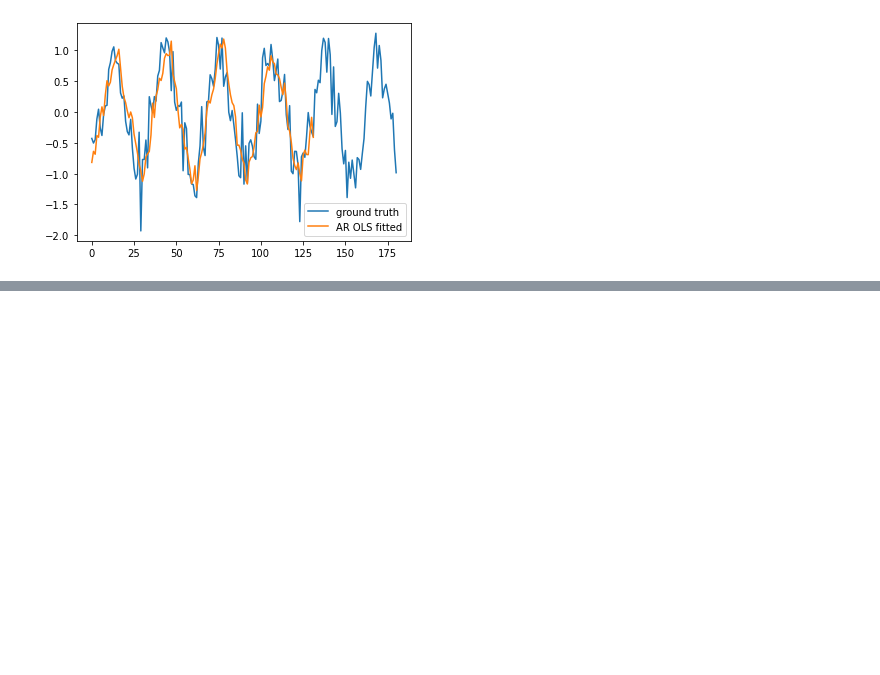
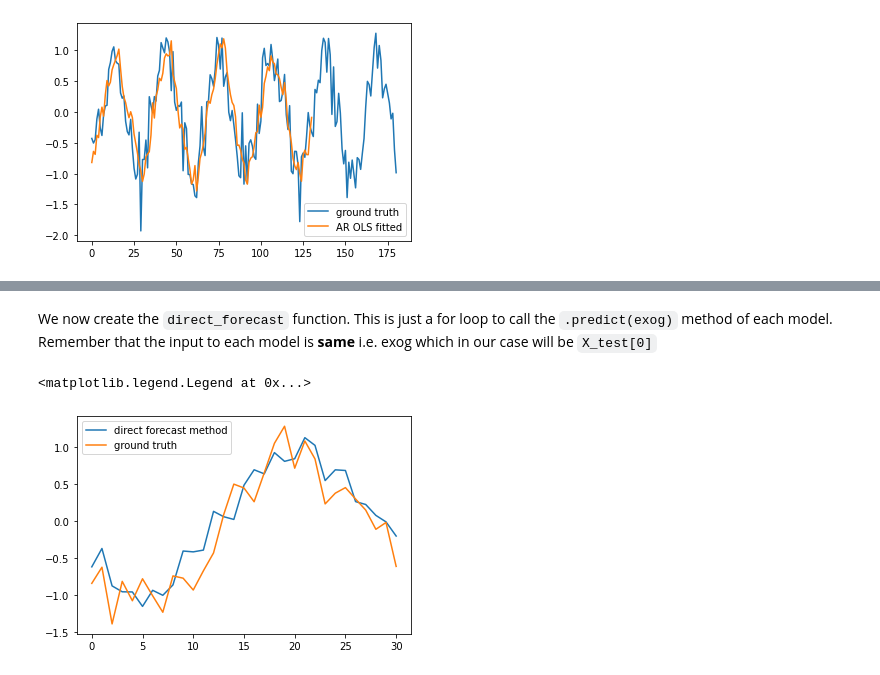
Before and after one commit to health-data-science-OR/forecasting, a Jupyter notebook: autoregression/autoregression1.ipynb, the cells around one changed output, grey strips where cells are left out. Cells and saved outputs as stored; diff of their text form; code cells hidden in the pictures; blank space fills up the shorter version.

```diff
--- a/autoregression/autoregression1.ipynb
+++ b/autoregression/autoregression1.ipynb
@@ -341,0 +415,48 @@ plt.legend()
+# %% [markdown]
+We now create the `direct_forecast` function.  This is just a for loop to call the `.predict(exog)` method of each model.  Remember that the input to each model is **same** i.e. exog which in our case will be `X_test[0]`
+# %%
+def direct_forecast(models, exog):
+    '''
+    h-step forecast for an autoregressive
+    model using the direct prediction method.
+
+    Each model contained in @models has been trained
+    to predict a unique number of steps ahead.
+    Each model forecasts and the results are
+    combined in an ordered array and returned.
+
+    Parameters:
+    ------
+    models: list
+        direct models each has has a .predict(exog)
+        interface
+
+    exog: array-like
+        initial vector of lagged values (X)
+
+    Returns:
+    ------
+    numpy.ndarray
+        y_predictions
+    '''
+    preds = []
+    for model_h in models:
+        pred_h = model_h.predict(exog=exog)
+        preds.append(pred_h)
+
+    return np.array(preds)
+# %%
+#for clarity let's recreate the X and y test data
+X_test, y_test = sliding_window(test, window_size=18)
+X_test = sm.add_constant(X_test)
+
+#make the direct forecast
+y_preds_direct = direct_forecast(models, X_test[0])
+# %%
+#plot the direct forecast against the test data
+plt.plot(y_preds_direct, label='direct forecast method')
+plt.plot(y_test, label='ground truth')
+plt.legend()
+# %% [output]
+<matplotlib.legend.Legend at 0x...>
+[figure, added]
```
Also changed, not shown: parts of 25 cells of this notebook.
